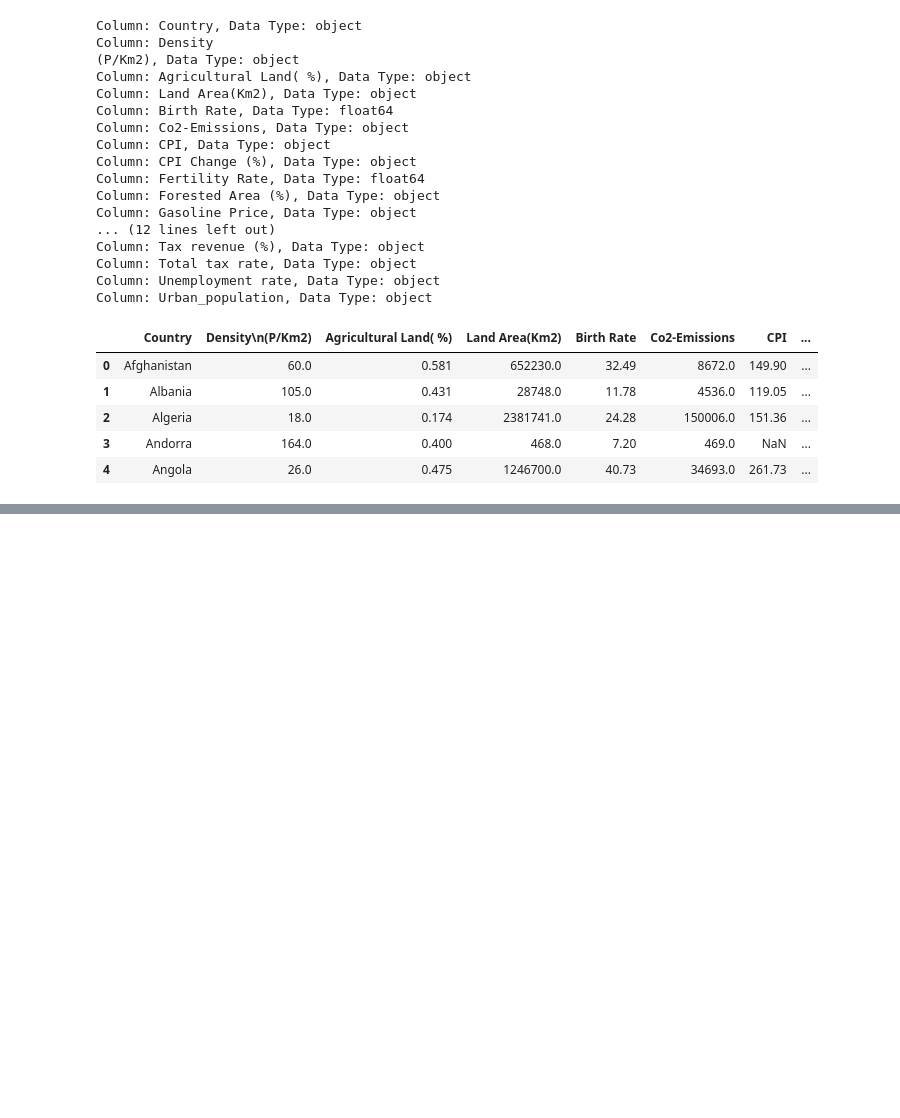
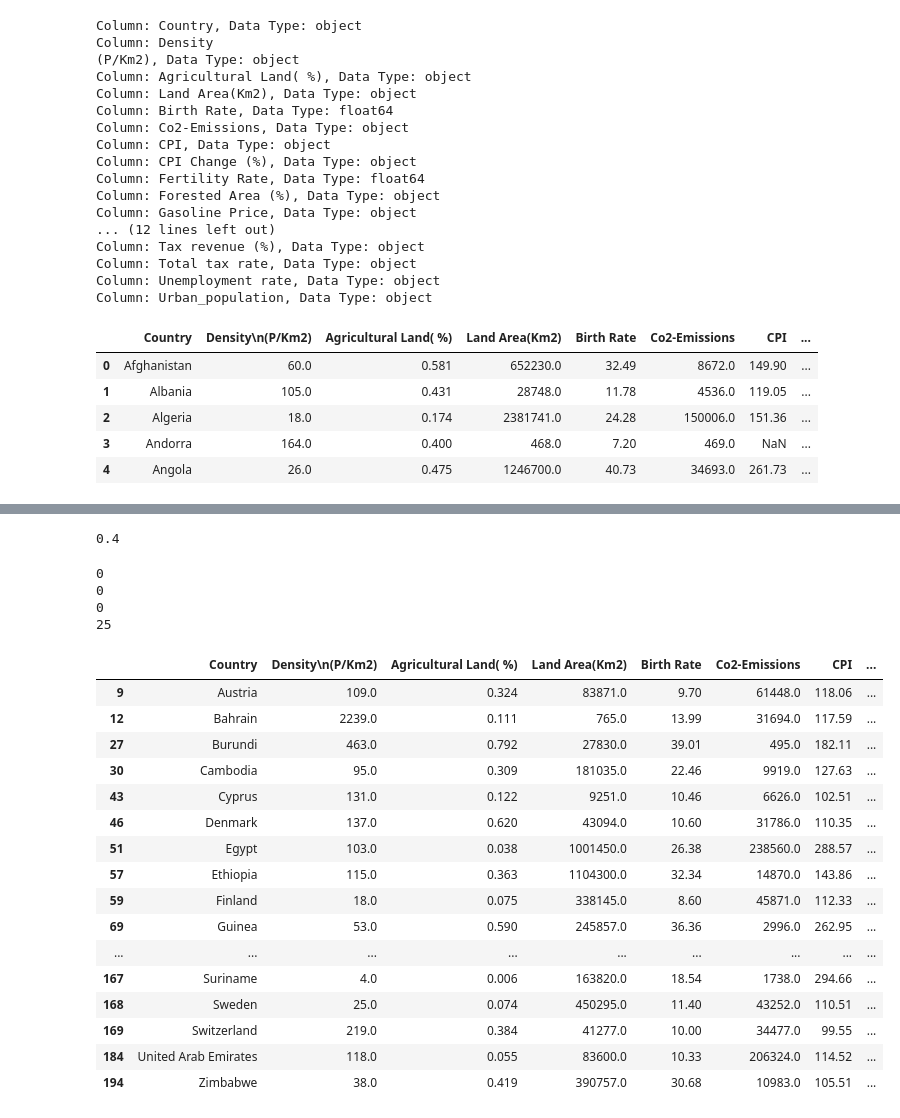
Before and after one commit to KacperWro/DataAnalysisCA, a Jupyter notebook: main.ipynb, the cells around one changed output, grey strips where cells are left out. Saved outputs shown, nothing was run; the diff lists cells and outputs as text; code cells hidden in the pictures; blank space fills up the shorter version.

```diff
--- a/main.ipynb
+++ b/main.ipynb
@@ -193,0 +249,47 @@ with pd.option_context('display.max_rows', None, 'display.max_columns', None):
+# %%
+imputer = KNNImputer()
+
+world_data['Gross tertiary education enrollment (%)'] = imputer.fit_transform(world_data[['Gross tertiary education enrollment (%)']])
+world_data['Gross tertiary education enrollment (%)'] = world_data['Gross tertiary education enrollment (%)'].round(2)
+
+print(world_data.loc[20, 'Gross tertiary education enrollment (%)'])
+# %% [output]
+0.4
+# %%
+# Checking more columns for missing values
+nan_rows = world_data[world_data['Infant mortality'].isnull()]
+print(len(nan_rows))
+
+nan_rows = world_data[world_data['Life expectancy'].isnull()]
+print(len(nan_rows))
+
+nan_rows = world_data[world_data['Maternal mortality ratio'].isnull()]
+print(len(nan_rows))
+
+nan_rows = world_data[world_data['Minimum wage'].isnull()]
+print(len(nan_rows))
+
+with pd.option_context('display.max_rows', None, 'display.max_columns', None):
+    display(nan_rows)
+# %% [output]
+0
+0
+0
+25
+|  | Country | Density\n(P/Km2) | Agricultural Land( %) | Land Area(Km2) | Birth Rate | Co2-Emissions | CPI | ... |
+| 9 | Austria | 109.0 | 0.324 | 83871.0 | 9.70 | 61448.0 | 118.06 | ... |
+| 12 | Bahrain | 2239.0 | 0.111 | 765.0 | 13.99 | 31694.0 | 117.59 | ... |
+| 27 | Burundi | 463.0 | 0.792 | 27830.0 | 39.01 | 495.0 | 182.11 | ... |
+| 30 | Cambodia | 95.0 | 0.309 | 181035.0 | 22.46 | 9919.0 | 127.63 | ... |
+| 43 | Cyprus | 131.0 | 0.122 | 9251.0 | 10.46 | 6626.0 | 102.51 | ... |
+| 46 | Denmark | 137.0 | 0.620 | 43094.0 | 10.60 | 31786.0 | 110.35 | ... |
+| 51 | Egypt | 103.0 | 0.038 | 1001450.0 | 26.38 | 238560.0 | 288.57 | ... |
+| 57 | Ethiopia | 115.0 | 0.363 | 1104300.0 | 32.34 | 14870.0 | 143.86 | ... |
+| 59 | Finland | 18.0 | 0.075 | 338145.0 | 8.60 | 45871.0 | 112.33 | ... |
+| 69 | Guinea | 53.0 | 0.590 | 245857.0 | 36.36 | 2996.0 | 262.95 | ... |
+| ... | ... | ... | ... | ... | ... | ... | ... | ... |
+| 167 | Suriname | 4.0 | 0.006 | 163820.0 | 18.54 | 1738.0 | 294.66 | ... |
+| 168 | Sweden | 25.0 | 0.074 | 450295.0 | 11.40 | 43252.0 | 110.51 | ... |
+| 169 | Switzerland | 219.0 | 0.384 | 41277.0 | 10.00 | 34477.0 | 99.55 | ... |
+| 184 | United Arab Emirates | 118.0 | 0.055 | 83600.0 | 10.33 | 206324.0 | 114.52 | ... |
+| 194 | Zimbabwe | 38.0 | 0.419 | 390757.0 | 30.68 | 10983.0 | 105.51 | ... |
```
Also changed, not shown: parts of 20 cells of this notebook.
